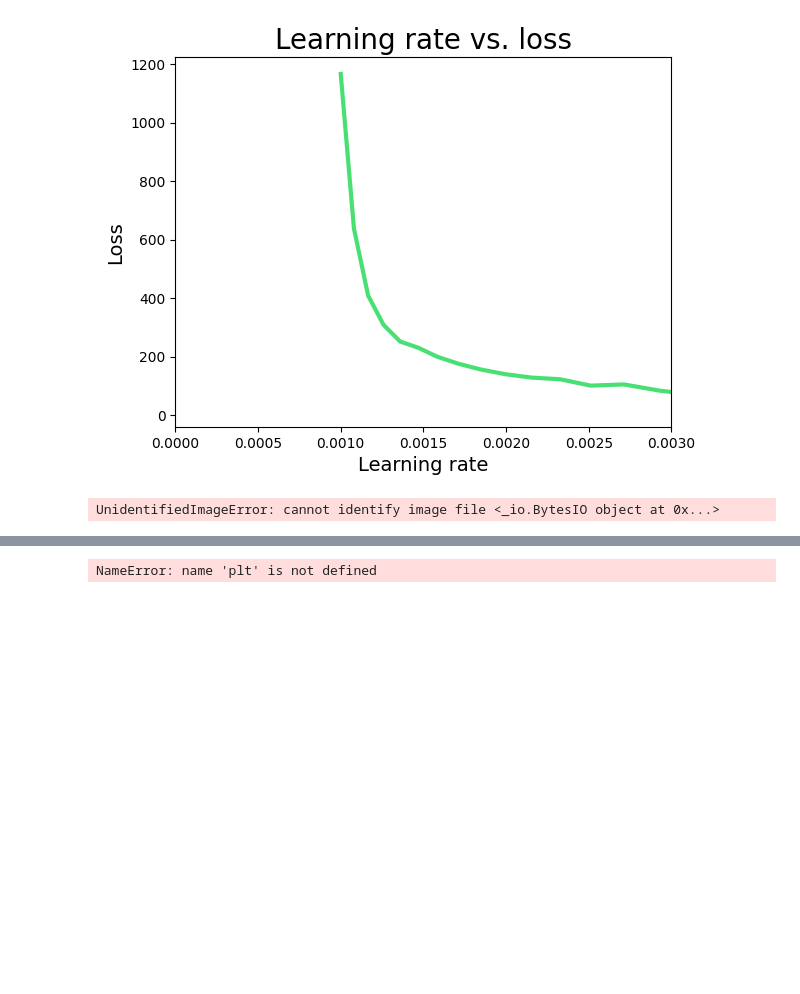
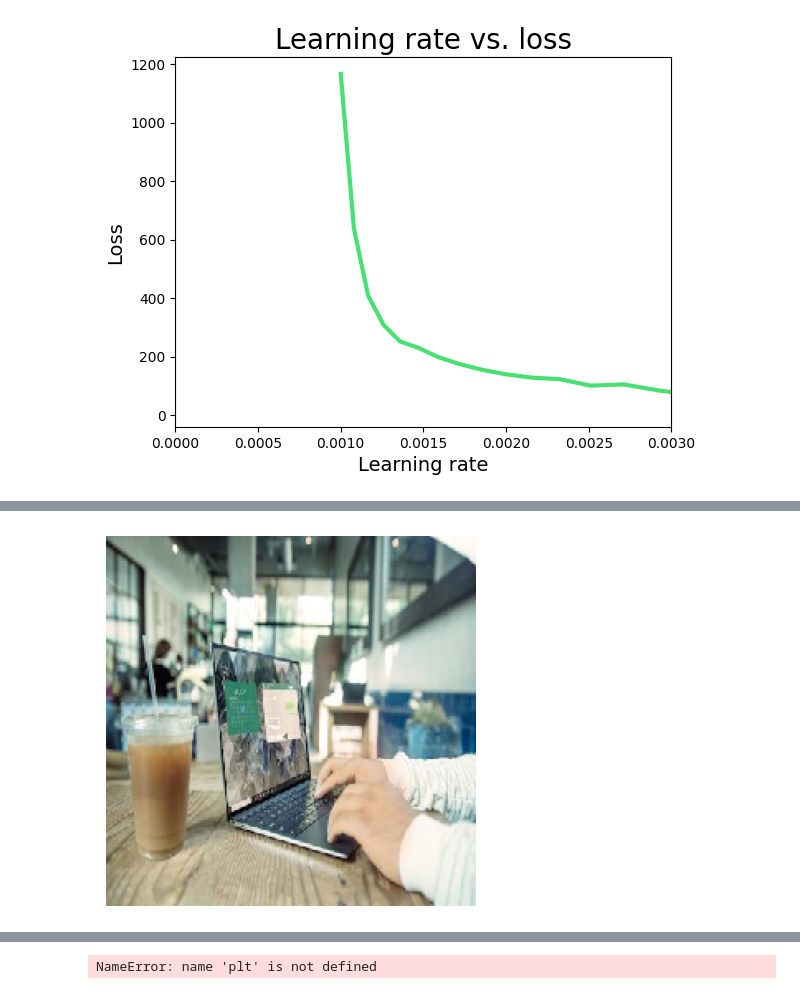
Before and after one commit to Ekkydimas/WasteClassificationNeuralNetwork, a Jupyter notebook: WasteClassification.ipynb, the cells around one changed output, grey strips where cells are left out. Cells and saved outputs as stored; diff of their text form; code cells hidden in the pictures; blank space fills up the shorter version.

```diff
--- a/WasteClassification.ipynb
+++ b/WasteClassification.ipynb
@@ -155,23 +155,45 @@ plt.ylabel('Loss', size=14)
 # %% [output]
 Text(0, 0.5, 'Loss')
 [figure]
-# %%
-import requests
-
-img_data = requests.get("https://images.unsplash.com/photo-1591872203534-278fc084969e?ixlib=rb-1.2.1&ixid=MnwxMjA3fDB8MHxwaG90by1wYWdlfHx8fGVufDB8fHx8&auto=format&fit=crop&w=1064&q=80").content
-with open('img.jpg', 'wb') as handler:
-    handler.write(img_data)
-
-path = "/content/img.jpg"
-
-img = tf.keras.preprocessing.image.load_img(path, target_size=(256, 256))
-img_array = tf.keras.preprocessing.image.img_to_array(img)
-img_array = tf.expand_dims(img_array, 0)
-
-predictions = model.predict(img_array)
-
-plt.imshow(img)
-print(predictions[0]*100, "\n", classes)
-print("Prediction: ", classes[np.argmax(predictions)], f"{predictions[0][np.argmax(predictions)]*100}%")
-# %% [output]
-UnidentifiedImageError: cannot identify image file <_io.BytesIO object at 0x...>
+# %%
+import requests
+import numpy as np
+import tensorflow as tf
+import matplotlib.pyplot as plt
+from tensorflow.keras.applications import MobileNet
+from tensorflow.keras.applications.mobilenet import decode_predictions
+from PIL import Image
+import io
+
+# Mendownload gambar dari URL
+response = requests.get("https://images.unsplash.com/photo-1593642634367-d91a135587b5?w=500&q=60")
+img_data = response.content
+
+# Memastikan gambar bisa dibaca
+try:
+    img = Image.open(io.BytesIO(img_data))  # Memastikan gambar valid
+    img.save('img.jpg')  # Simpan gambar untuk referensi berikutnya
+except Exception as e:
+    print("Error membuka gambar:", e)
+
+# Load dan preprocess gambar
+path = 'img.jpg'
+img = tf.keras.preprocessing.image.load_img(path, target_size=(224, 224))  # Sesuaikan ukuran ke (224, 224)
+img_array = tf.keras.preprocessing.image.img_to_array(img)
+img_array = tf.expand_dims(img_array, 0)  # Menambah dimensi untuk batch
+
+# Inisialisasi model MobileNet dengan bobot ImageNet
+model = MobileNet(weights="imagenet")
+
+# Melakukan prediksi
+predictions = model.predict(img_array)
+
+# Visualisasi gambar
+plt.imshow(img)
+plt.axis('off')  # Menonaktifkan sumbu pada gambar
+plt.show()
+
+# Menampilkan hasil prediksi
+decoded_predictions = decode_predictions(predictions, top=1)[0]
+print("Predictions:", decoded_predictions)
+# %% [output]
@@ -177,0 +201 @@ UnidentifiedImageError: cannot identify image file <_io.BytesIO object at 0x...>
+[figure, added]
```
Also changed, not shown: parts of 1 cell of this notebook.
